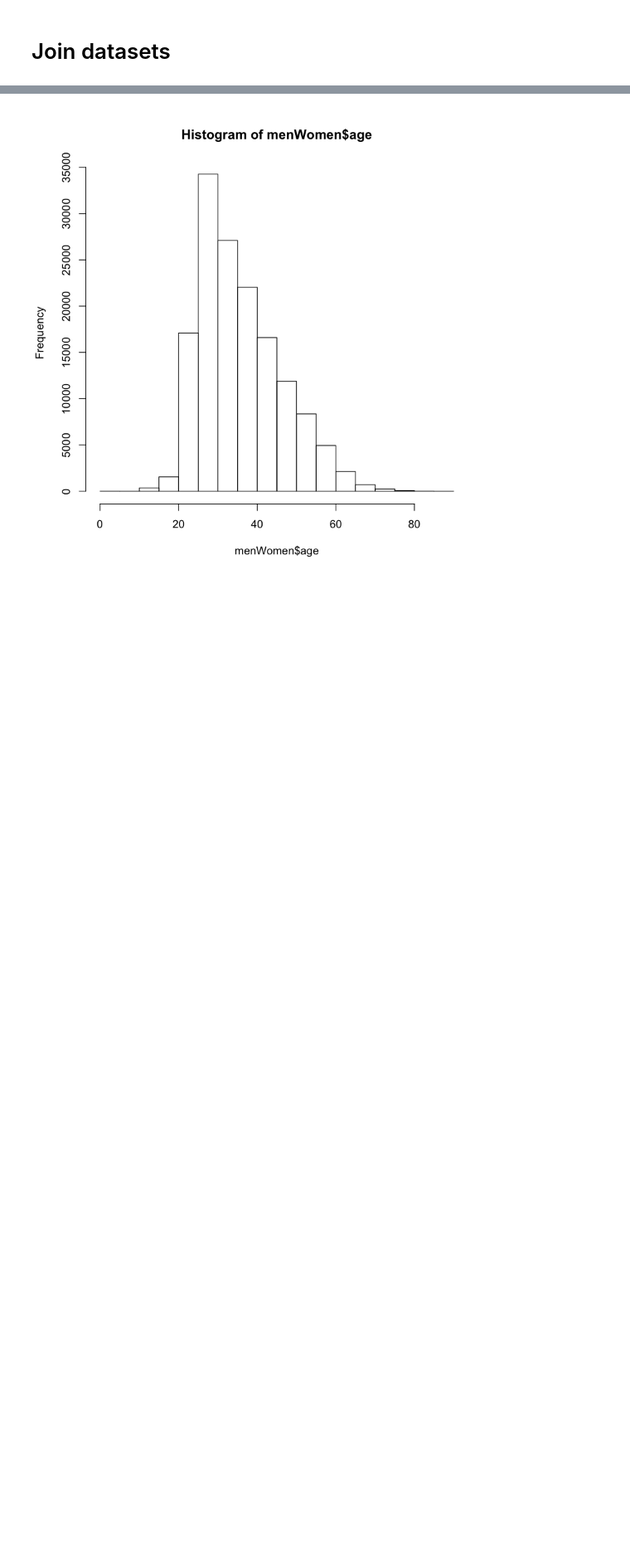
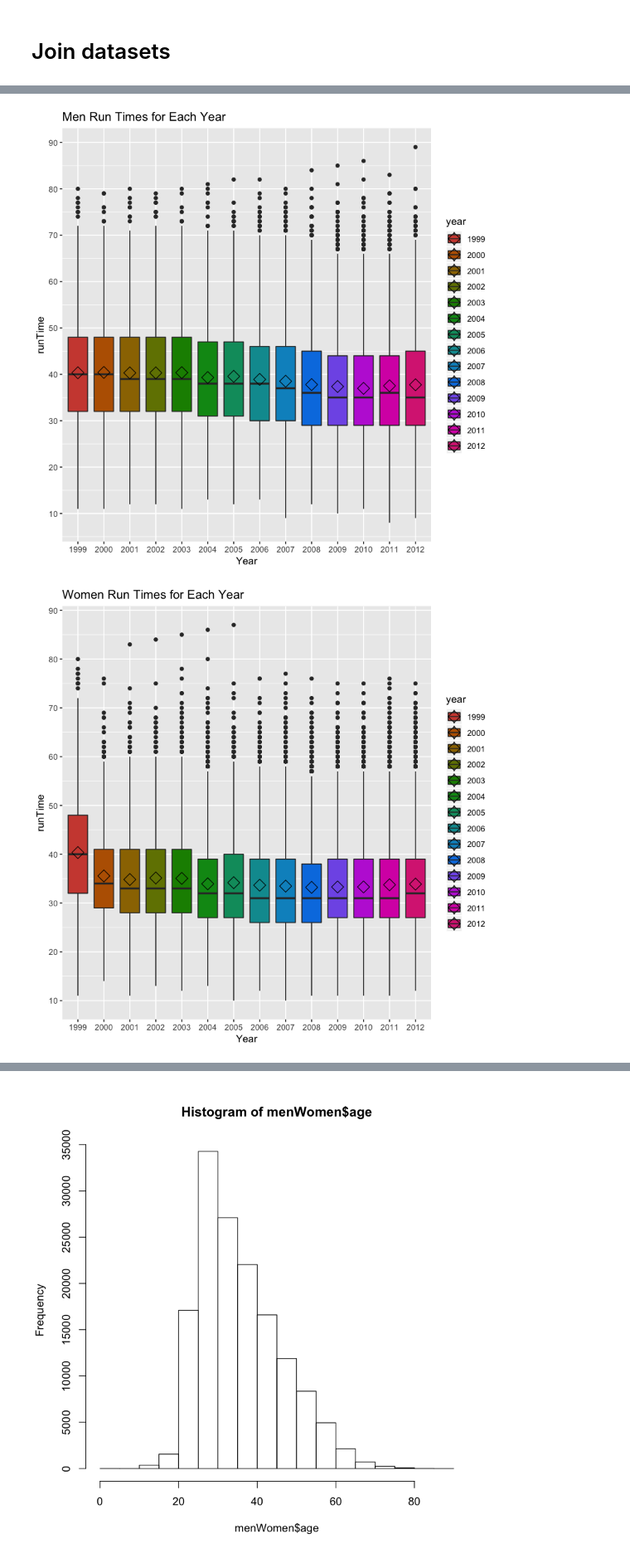
Before and after one commit to kjprice/smu-quantifying-the-world, a Jupyter notebook: CaseStudy2/Cherry_Blossom_Question10_Response.ipynb, the cells around one changed output, grey strips where cells are left out. Shown at 83% size. Drawn from its saved outputs; the diff is of its cells as text; code cells hidden in the pictures; blank space fills up the shorter version.

```diff
--- a/CaseStudy2/Cherry_Blossom_Question10_Response.ipynb
+++ b/CaseStudy2/Cherry_Blossom_Question10_Response.ipynb
@@ -24,0 +82,16 @@ menWomen = menWomenRaw[!is.na(menWomenRaw$age),]
+# %%
+# Visualize the RUN TIME of the runners by year: first men, then women as above
+ggplot(MenPlots, aes(fill=year, x=year, y=age)) + geom_boxplot() +
+    scale_y_continuous(breaks = pretty(MenPlots$age, n = 10)) +
+    ggtitle("Men Run Times for Each Year") + xlab('Year') + ylab('runTime') +
+    stat_summary(fun.y=mean, geom="point", shape=5, size=4) +
+    scale_fill_hue(l=50, c=105)
+
+ggplot(WomenPlots, aes(fill=year, x=year, y=age)) + geom_boxplot() +
+    scale_y_continuous(breaks = pretty(WomenPlots$age, n = 10)) +
+    ggtitle("Women Run Times for Each Year") + xlab('Year') + ylab('runTime') +
+    stat_summary(fun.y=mean, geom="point", shape=5, size=4) +
+    scale_fill_hue(l=50, c=105)
+# %% [output]
+[figure, added]
+[figure, added]
```
Also changed, not shown: parts of 12 cells of this notebook.
